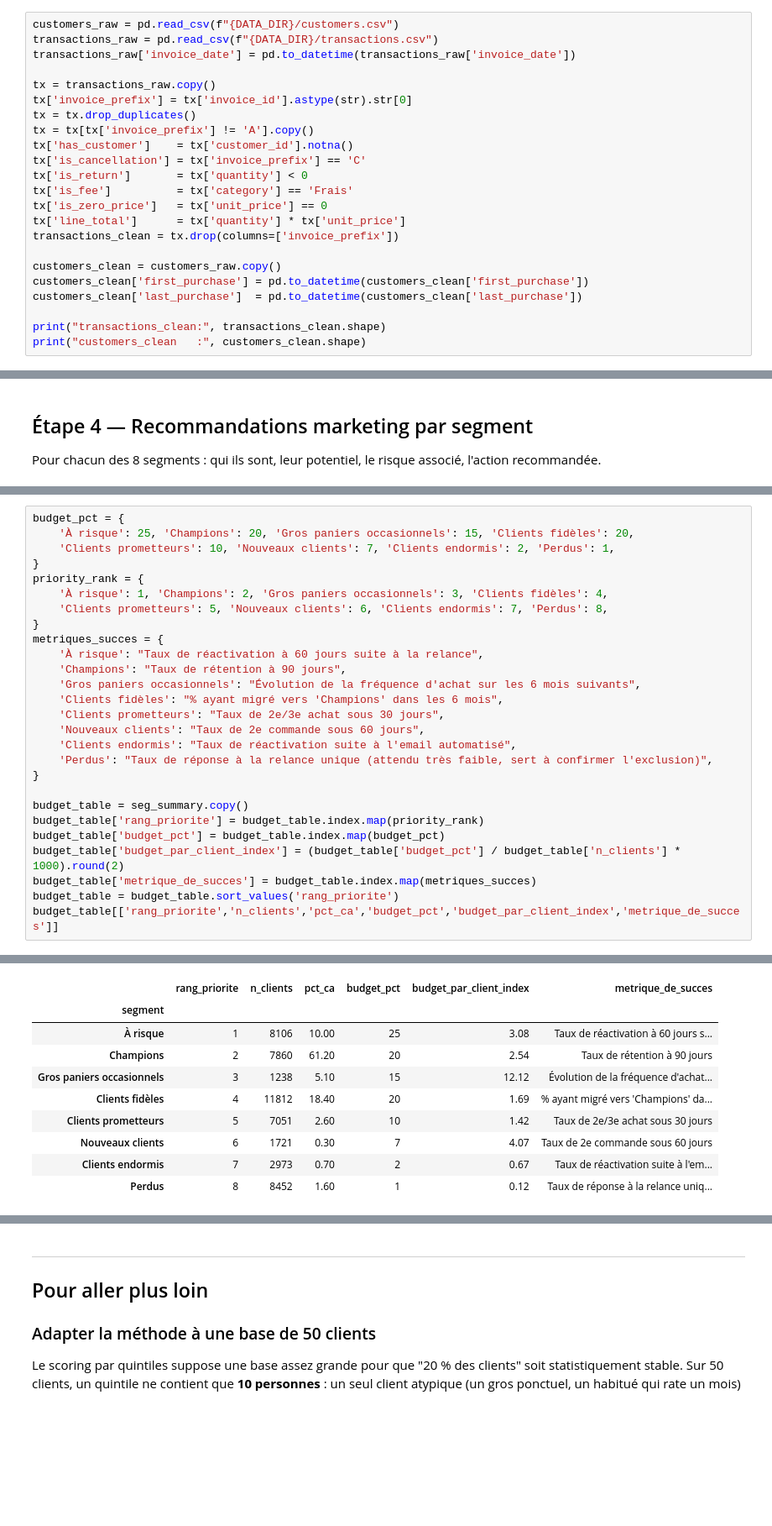
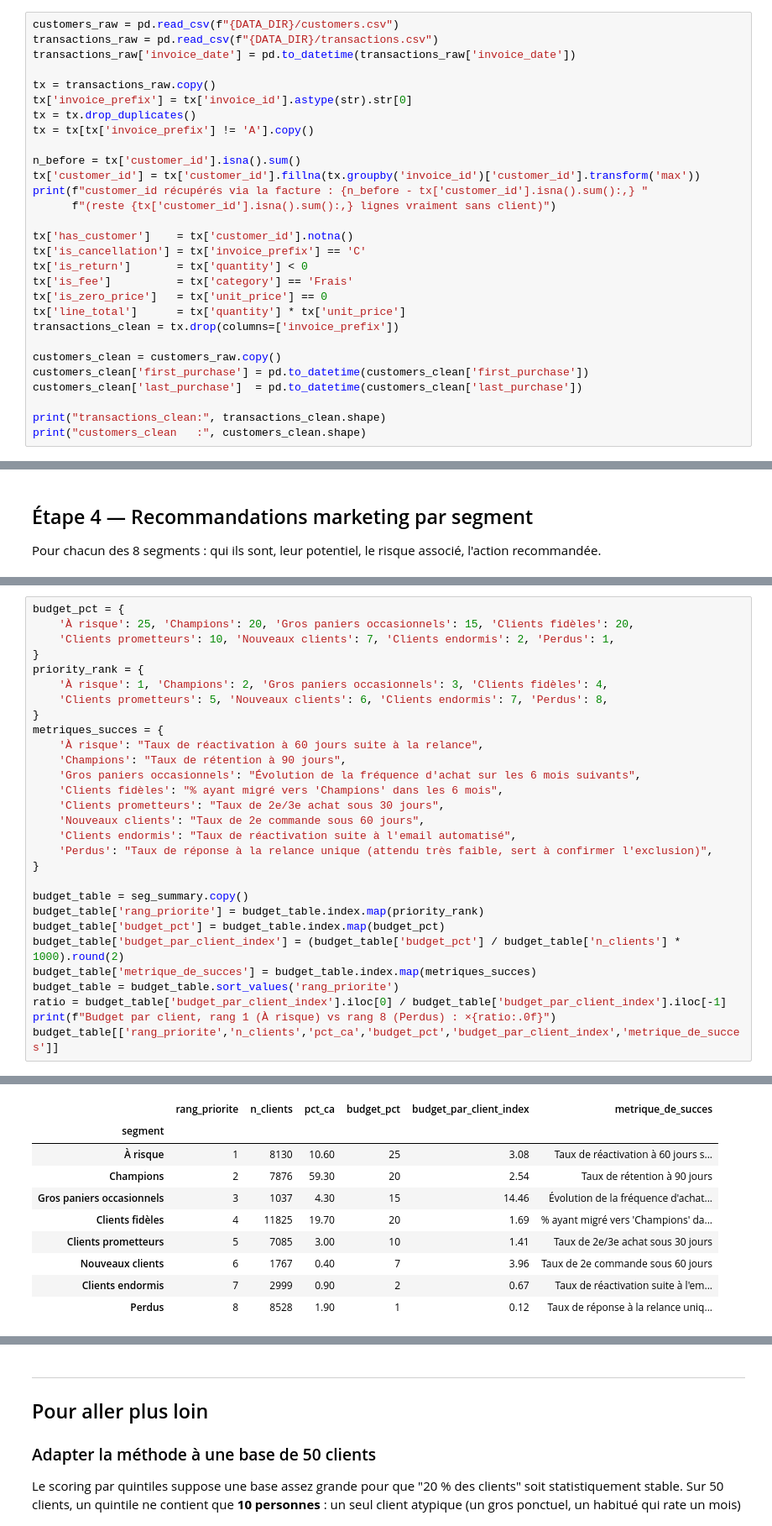
Before and after one commit to emery-fokus/lumina-co-marketing-analytics, a Jupyter notebook: TP2 - Segmentation RFM & Lumina & Co.ipynb, the cells around one changed output, grey strips where cells are left out. Shown at 84% size. Cells and saved outputs as stored; diff of their text form; blank space fills up the shorter version.

```diff
--- a/TP2 - Segmentation RFM & Lumina & Co.ipynb
+++ b/TP2 - Segmentation RFM & Lumina & Co.ipynb
@@ -35,6 +35,12 @@ tx = transactions_raw.copy()
 tx['invoice_prefix'] = tx['invoice_id'].astype(str).str[0]
 tx = tx.drop_duplicates()
 tx = tx[tx['invoice_prefix'] != 'A'].copy()
+
+n_before = tx['customer_id'].isna().sum()
+tx['customer_id'] = tx['customer_id'].fillna(tx.groupby('invoice_id')['customer_id'].transform('max'))
+print(f"customer_id récupérés via la facture : {n_before - tx['customer_id'].isna().sum():,} "
+      f"(reste {tx['customer_id'].isna().sum():,} lignes vraiment sans client)")
+
 tx['has_customer']    = tx['customer_id'].notna()
 tx['is_cancellation'] = tx['invoice_prefix'] == 'C'
 tx['is_return']       = tx['quantity'] < 0
@@ -460,5 +467,7 @@ budget_table['budget_pct'] = budget_table.index.map(budget_pct)
 budget_table['budget_par_client_index'] = (budget_table['budget_pct'] / budget_table['n_clients'] * 1000).round(2)
 budget_table['metrique_de_succes'] = budget_table.index.map(metriques_succes)
 budget_table = budget_table.sort_values('rang_priorite')
+ratio = budget_table['budget_par_client_index'].iloc[0] / budget_table['budget_par_client_index'].iloc[-1]
+print(f"Budget par client, rang 1 (À risque) vs rang 8 (Perdus) : ×{ratio:.0f}")
 budget_table[['rang_priorite','n_clients','pct_ca','budget_pct','budget_par_client_index','metrique_de_succes']]
 # %% [output]
@@ -465,11 +475,11 @@ budget_table[['rang_priorite','n_clients','pct_ca','budget_pct','budget_par_clie
 |  | rang_priorite | n_clients | pct_ca | budget_pct | budget_par_client_index | metrique_de_succes |
 | segment |  |  |  |  |  |  |
-| À risque | 1 | 8106 | 10.00 | 25 | 3.08 | Taux de réactivation à 60 jours s... |
-| Champions | 2 | 7860 | 61.20 | 20 | 2.54 | Taux de rétention à 90 jours |
-| Gros paniers occasionnels | 3 | 1238 | 5.10 | 15 | 12.12 | Évolution de la fréquence d'achat... |
-| Clients fidèles | 4 | 11812 | 18.40 | 20 | 1.69 | % ayant migré vers 'Champions' da... |
-| Clients prometteurs | 5 | 7051 | 2.60 | 10 | 1.42 | Taux de 2e/3e achat sous 30 jours |
-| Nouveaux clients | 6 | 1721 | 0.30 | 7 | 4.07 | Taux de 2e commande sous 60 jours |
-| Clients endormis | 7 | 2973 | 0.70 | 2 | 0.67 | Taux de réactivation suite à l'em... |
-| Perdus | 8 | 8452 | 1.60 | 1 | 0.12 | Taux de réponse à la relance uniq... |
+| À risque | 1 | 8130 | 10.60 | 25 | 3.08 | Taux de réactivation à 60 jours s... |
+| Champions | 2 | 7876 | 59.30 | 20 | 2.54 | Taux de rétention à 90 jours |
+| Gros paniers occasionnels | 3 | 1037 | 4.30 | 15 | 14.46 | Évolution de la fréquence d'achat... |
+| Clients fidèles | 4 | 11825 | 19.70 | 20 | 1.69 | % ayant migré vers 'Champions' da... |
+| Clients prometteurs | 5 | 7085 | 3.00 | 10 | 1.41 | Taux de 2e/3e achat sous 30 jours |
+| Nouveaux clients | 6 | 1767 | 0.40 | 7 | 3.96 | Taux de 2e commande sous 60 jours |
+| Clients endormis | 7 | 2999 | 0.90 | 2 | 0.67 | Taux de réactivation suite à l'em... |
+| Perdus | 8 | 8528 | 1.90 | 1 | 0.12 | Taux de réponse à la relance uniq... |
 # %% [markdown]
```
Also changed, not shown: parts of 25 cells of this notebook, 1 other file.
